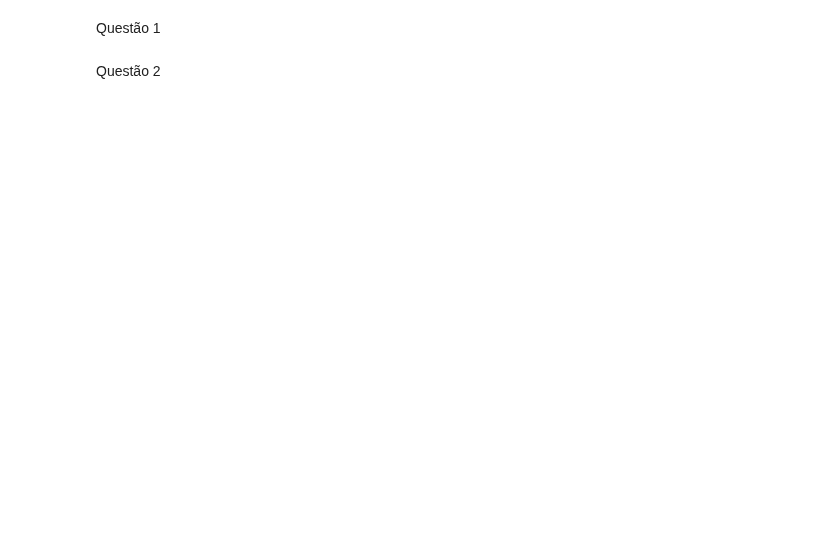
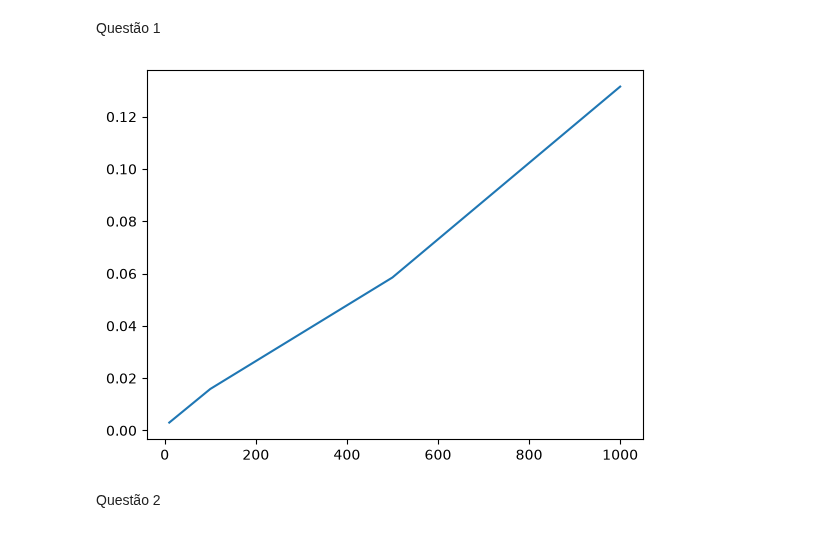
Before and after one commit to HuTiim/Fisica-Computacional-Thiago, a Jupyter notebook: Lista1.ipynb, the cells around one changed output. Drawn from its saved outputs; the diff is of its cells as text; code cells hidden in the pictures; blank space fills up the shorter version.

```diff
--- a/Lista1.ipynb
+++ b/Lista1.ipynb
@@ -33,6 +26,19 @@ def pi_monte_carlo(n):
 
     estimativa_pi = (4*c)/n
     return estimativa_pi
+# %%
+
+valores_n = [10,100,500,1000]
+tempo = []
+
+for N in valores_n:
+    tempoexec = timeit.timeit(lambda: pi_monte_carlo(N), number=100)
+    tempo.append(tempoexec)
+# %%
+plt.plot(valores_n,tempo)
+plt.show()
+# %% [output]
+[figure, added]
 # %% [markdown]
 Questão 2
 # %%
```
Also changed, not shown: parts of 13 cells of this notebook.
